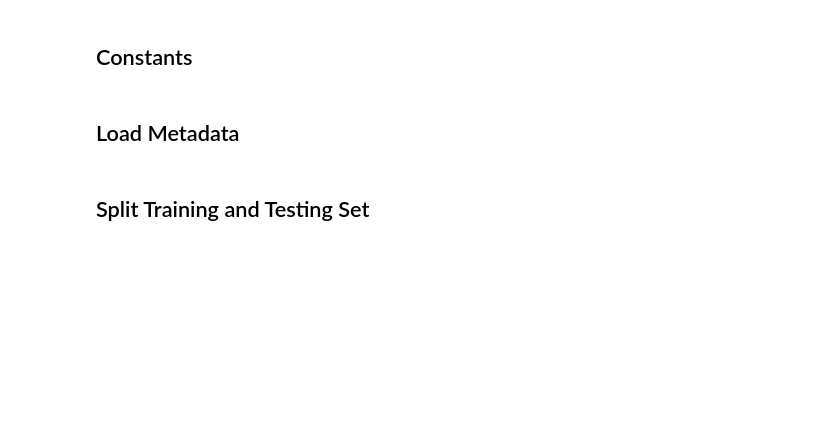
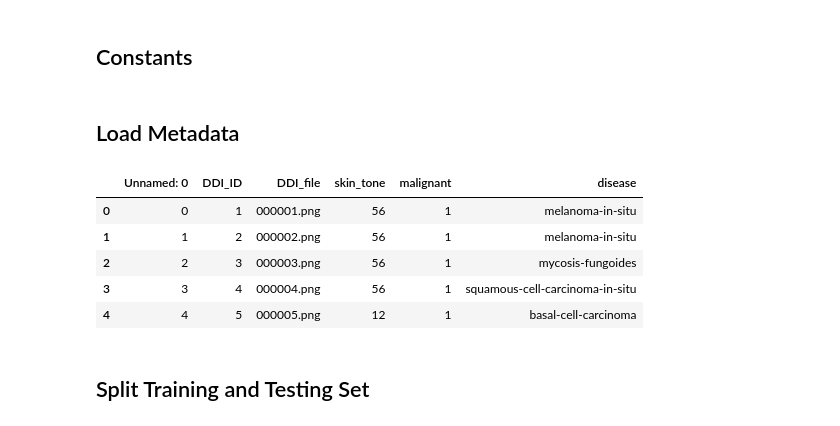
Before and after one commit to msc-ai-lab/thesis-project, a Jupyter notebook: notebooks/02_model.ipynb, the cells around one changed output. Saved outputs shown, nothing was run; the diff lists cells and outputs as text; code cells hidden in the pictures; blank space fills up the shorter version.

```diff
--- a/notebooks/02_model.ipynb
+++ b/notebooks/02_model.ipynb
@@ -36,6 +36,14 @@ device = torch.device('cuda' if torch.cuda.is_available() else 'cpu')
 ## Load Metadata
 # %%
 metadata = pd.read_csv(metadata_path)
+metadata.head()
+# %% [output]
+|  | Unnamed: 0 | DDI_ID | DDI_file | skin_tone | malignant | disease |
+| 0 | 0 | 1 | 000001.png | 56 | 1 | melanoma-in-situ |
+| 1 | 1 | 2 | 000002.png | 56 | 1 | melanoma-in-situ |
+| 2 | 2 | 3 | 000003.png | 56 | 1 | mycosis-fungoides |
+| 3 | 3 | 4 | 000004.png | 56 | 1 | squamous-cell-carcinoma-in-situ |
+| 4 | 4 | 5 | 000005.png | 12 | 1 | basal-cell-carcinoma |
 # %% [markdown]
 ## Split Training and Testing Set
 # %%
```
Also changed, not shown: parts of 1 cell of this notebook, 1 other file.
